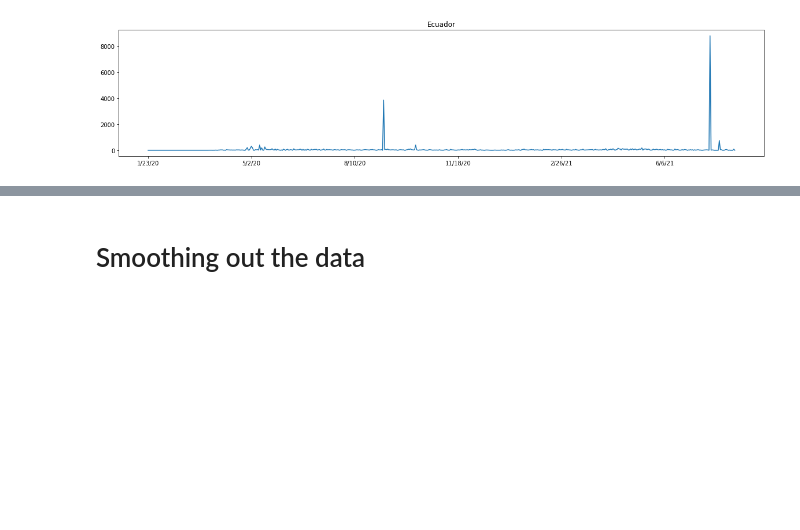
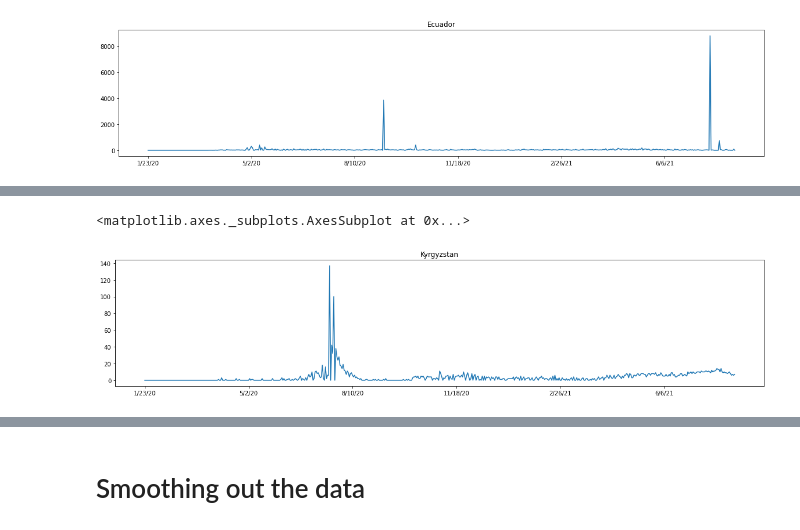
Before and after one commit to Edigiraldo/covid-deaths-predictor, a Jupyter notebook: Process_covid_deaths_data.ipynb, the cells around one changed output, grey strips where cells are left out. Saved outputs shown, nothing was run; the diff lists cells and outputs as text; code cells hidden in the pictures; blank space fills up the shorter version.

```diff
--- a/Process_covid_deaths_data.ipynb
+++ b/Process_covid_deaths_data.ipynb
@@ -207,0 +241,7 @@ Output hidden; open in https://colab.research.google.com to view.
+# %%
+covid_deaths_df.loc['Kyrgyzstan', '7/18/20'] = covid_deaths_df.loc['Kyrgyzstan', '7/17/20']
+# %%
+covid_deaths_df.loc['Kyrgyzstan'].plot(figsize=(20, 4), title='Kyrgyzstan')
+# %% [output]
+<matplotlib.axes._subplots.AxesSubplot at 0x...>
+[figure, added]
```
Also changed, not shown: parts of 27 cells of this notebook, 1 other file.
